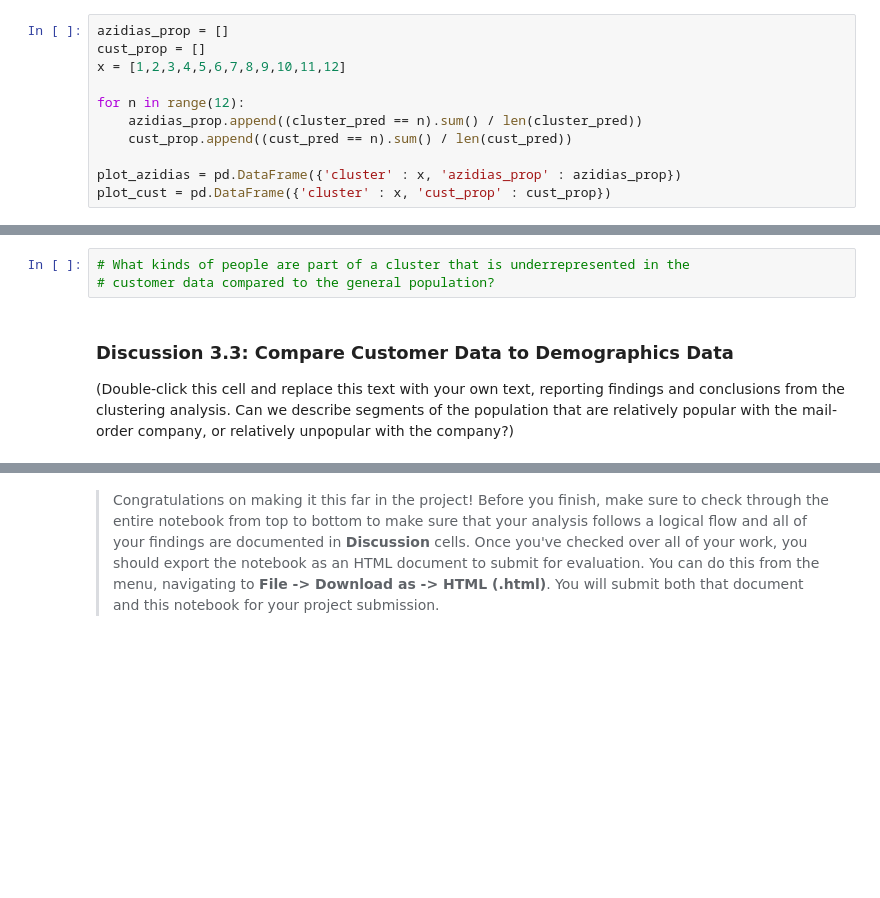
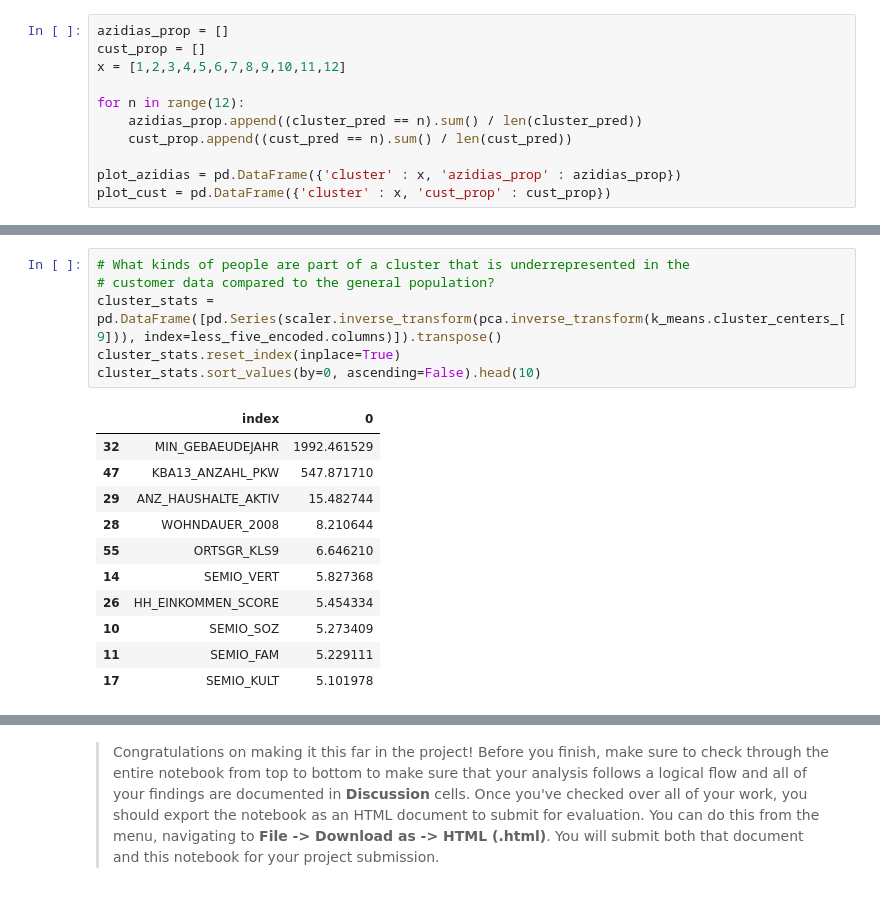
Before and after one commit to GaryLBentley/identify_customer_segments, a Jupyter notebook: Identify_Customer_Segments.ipynb, the cells around one changed output, grey strips where cells are left out. Saved outputs shown, nothing was run; the diff lists cells and outputs as text; blank space fills up the shorter version.

```diff
--- a/Identify_Customer_Segments.ipynb
+++ b/Identify_Customer_Segments.ipynb
@@ -1058,7 +1063,18 @@ cluster_stats.sort_values(by=0, ascending=False).head(5)
 # %%
 # What kinds of people are part of a cluster that is underrepresented in the
 # customer data compared to the general population?
+cluster_stats = pd.DataFrame([pd.Series(scaler.inverse_transform(pca.inverse_transform(k_means.cluster_centers_[9])), index=less_five_encoded.columns)]).transpose()
+cluster_stats.reset_index(inplace=True)
+cluster_stats.sort_values(by=0, ascending=False).head(10)
+# %% [output]
+|  | index | 0 |
+| 32 | MIN_GEBAEUDEJAHR | 1992.461529 |
+| 47 | KBA13_ANZAHL_PKW | 547.871710 |
+| 29 | ANZ_HAUSHALTE_AKTIV | 15.482744 |
+| 28 | WOHNDAUER_2008 | 8.210644 |
+| 55 | ORTSGR_KLS9 | 6.646210 |
+| 14 | SEMIO_VERT | 5.827368 |
+| 26 | HH_EINKOMMEN_SCORE | 5.454334 |
+| 10 | SEMIO_SOZ | 5.273409 |
+| 11 | SEMIO_FAM | 5.229111 |
+| 17 | SEMIO_KULT | 5.101978 |
-# %% [markdown]
-### Discussion 3.3: Compare Customer Data to Demographics Data
-
-(Double-click this cell and replace this text with your own text, reporting findings and conclusions from the clustering analysis. Can we describe segments of the population that are relatively popular with the mail-order company, or relatively unpopular with the company?)
```
Also changed, not shown: parts of 6 cells of this notebook.
